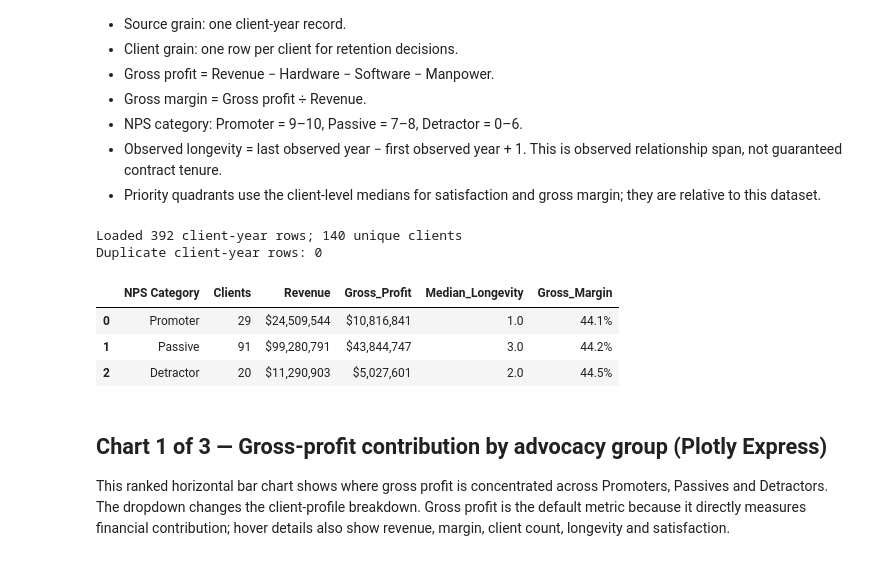
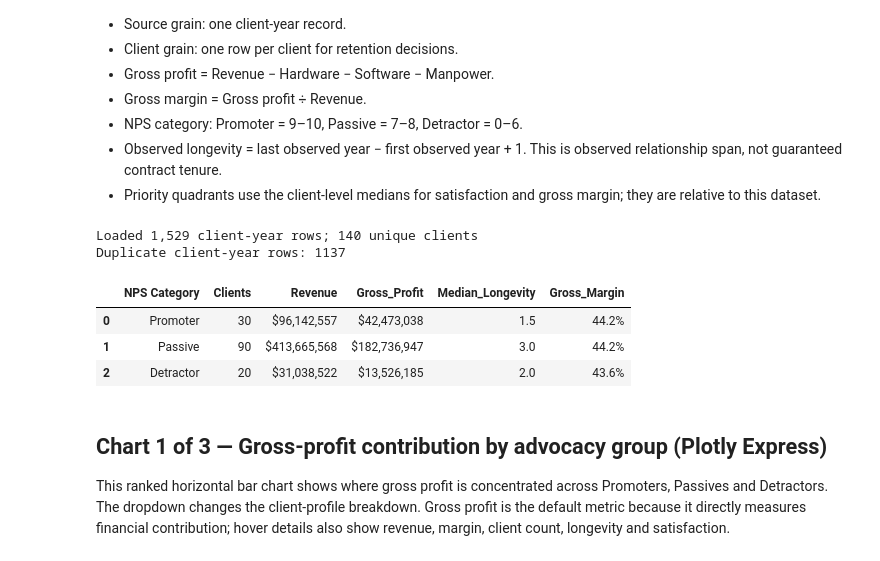
Before and after one commit to noodlebatteries124/DAVI-CA2, a Jupyter notebook: hegraphs.ipynb, the cells around one changed output. Drawn from its saved outputs; the diff is of its cells as text; code cells hidden in the pictures.

Commit message:
he graph changed to merged instead of merged_clean

```diff
--- a/hegraphs.ipynb
+++ b/hegraphs.ipynb
@@ -19,51 +19,51 @@ import pandas as pd
 import plotly.express as px
 import plotly.graph_objects as go
 
-DATA_PATH = Path('merged_cleaned.xlsx')
+DATA_PATH = Path('merged.xlsx')
 df = pd.read_excel(DATA_PATH)
-required = {'CLIENT ID','YEAR','REVENUE','HARDWARE','SOFTWARE','MANPOWER','NPS RATING',
+required = {'Client ID','YEAR','REVENUE','HARDWARE','SOFTWARE','MANPOWER','NPS RATING',
             'PRESALES AND PARTNERSHIP','TECHNICAL EXPERTISE','PROJECT DELIVERY',
             'POST-SALES SUPPORT','TYPE','SECTOR','STAFF STRENGTH','COUNTRY'}
 missing = sorted(required - set(df.columns))
 if missing: raise KeyError(missing)
-print(f'Loaded {len(df):,} client-year rows; {df["CLIENT ID"].nunique():,} unique clients')
-print('Duplicate client-year rows:', int(df.duplicated(['CLIENT ID','YEAR']).sum()))
+print(f'Loaded {len(df):,} client-year rows; {df["Client ID"].nunique():,} unique clients')
+print('Duplicate client-year rows:', int(df.duplicated(['Client ID','YEAR']).sum()))
 # %% [output]
-Loaded 392 client-year rows; 140 unique clients
-Duplicate client-year rows: 0
+Loaded 1,529 client-year rows; 140 unique clients
+Duplicate client-year rows: 1137
 # %%
 analysis = df.copy()
 service_cols = ['PRESALES AND PARTNERSHIP','TECHNICAL EXPERTISE','PROJECT DELIVERY','POST-SALES SUPPORT']
 analysis['Overall Satisfaction'] = analysis[service_cols].mean(axis=1)
 analysis['COGS'] = analysis[['HARDWARE','SOFTWARE','MANPOWER']].sum(axis=1, min_count=1)
 analysis['Gross Profit'] = analysis['REVENUE'] - analysis['COGS']
 analysis['Gross Margin'] = analysis['Gross Profit'] / analysis['REVENUE'].replace(0, np.nan)
 analysis['NPS Category'] = np.select([analysis['NPS RATING'].ge(9), analysis['NPS RATING'].ge(7)], ['Promoter','Passive'], default='Detractor')
 category_order = ['Promoter','Passive','Detractor']
 analysis['NPS Category'] = pd.Categorical(analysis['NPS Category'], categories=category_order, ordered=True)
 
-client = (analysis.groupby('CLIENT ID', as_index=False, observed=True).agg(
+client = (analysis.groupby('Client ID', as_index=False, observed=True).agg(
     Client_Type=('TYPE','first'), Sector=('SECTOR','first'), Organisation_Size=('STAFF STRENGTH','first'), Country=('COUNTRY','first'),
     Revenue=('REVENUE','sum'), Gross_Profit=('Gross Profit','sum'), Average_Satisfaction=('Overall Satisfaction','mean'),
     Average_NPS=('NPS RATING','mean'), First_Observed_Year=('YEAR','min'), Last_Observed_Year=('YEAR','max'),
-    Observed_Years=('YEAR','nunique')).rename(columns={'CLIENT ID':'Client ID'}))
+    Observed_Years=('YEAR','nunique')).rename(columns={'Client ID':'Client ID'}))
 client['Gross_Margin'] = client['Gross_Profit'] / client['Revenue'].replace(0, np.nan)
 client['Observed_Longevity'] = client['Last_Observed_Year'] - client['First_Observed_Year'] + 1
 client['NPS Category'] = pd.Categorical(np.select([client['Average_NPS'].ge(9), client['Average_NPS'].ge(7)], ['Promoter','Passive'], default='Detractor'), categories=category_order, ordered=True)
 client['Priority Group'] = np.select(
     [(client['Average_Satisfaction'] < client['Average_Satisfaction'].median()) & (client['Gross_Margin'] >= client['Gross_Margin'].median()),
      (client['Average_Satisfaction'] >= client['Average_Satisfaction'].median()) & (client['Gross_Margin'] >= client['Gross_Margin'].median()),
      (client['Average_Satisfaction'] >= client['Average_Satisfaction'].median()) & (client['Gross_Margin'] < client['Gross_Margin'].median())],
     ['Prioritise','Retain','Improve'], default='Reconsider')
 
 summary = client.groupby('NPS Category', observed=True).agg(Clients=('Client ID','size'), Revenue=('Revenue','sum'), Gross_Profit=('Gross_Profit','sum'), Median_Longevity=('Observed_Longevity','median')).reindex(category_order).reset_index()
 summary['Gross_Margin'] = summary['Gross_Profit'] / summary['Revenue']
 display(summary.style.format({'Revenue':'${:,.0f}','Gross_Profit':'${:,.0f}','Gross_Margin':'{:.1%}','Median_Longevity':'{:.1f}'}))
 # %% [output]
 |  | NPS Category | Clients | Revenue | Gross_Profit | Median_Longevity | Gross_Margin |
-| 0 | Promoter | 29 | $24,509,544 | $10,816,841 | 1.0 | 44.1% |
-| 1 | Passive | 91 | $99,280,791 | $43,844,747 | 3.0 | 44.2% |
-| 2 | Detractor | 20 | $11,290,903 | $5,027,601 | 2.0 | 44.5% |
+| 0 | Promoter | 30 | $96,142,557 | $42,473,038 | 1.5 | 44.2% |
+| 1 | Passive | 90 | $413,665,568 | $182,736,947 | 3.0 | 44.2% |
+| 2 | Detractor | 20 | $31,038,522 | $13,526,185 | 2.0 | 43.6% |
 # %% [markdown]
 ## Chart 1 of 3 — Gross-profit contribution by advocacy group (Plotly Express)
 
```
Also changed, not shown: parts of 1 cell of this notebook, 2 other files.
